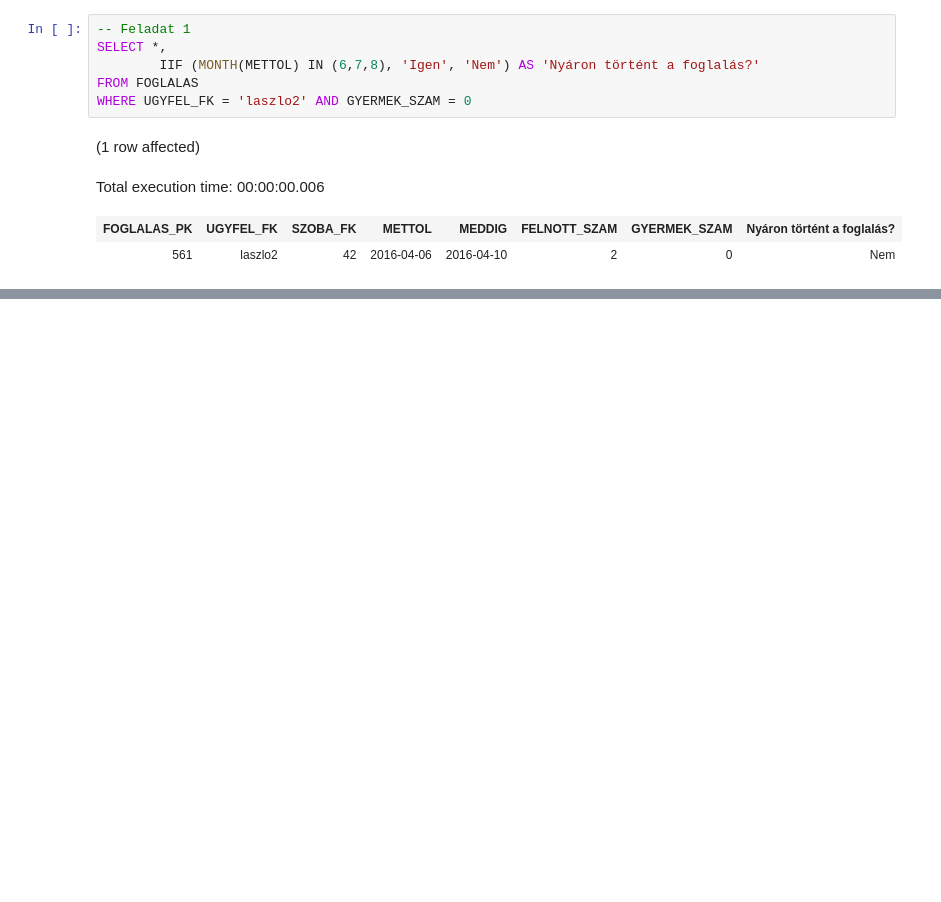
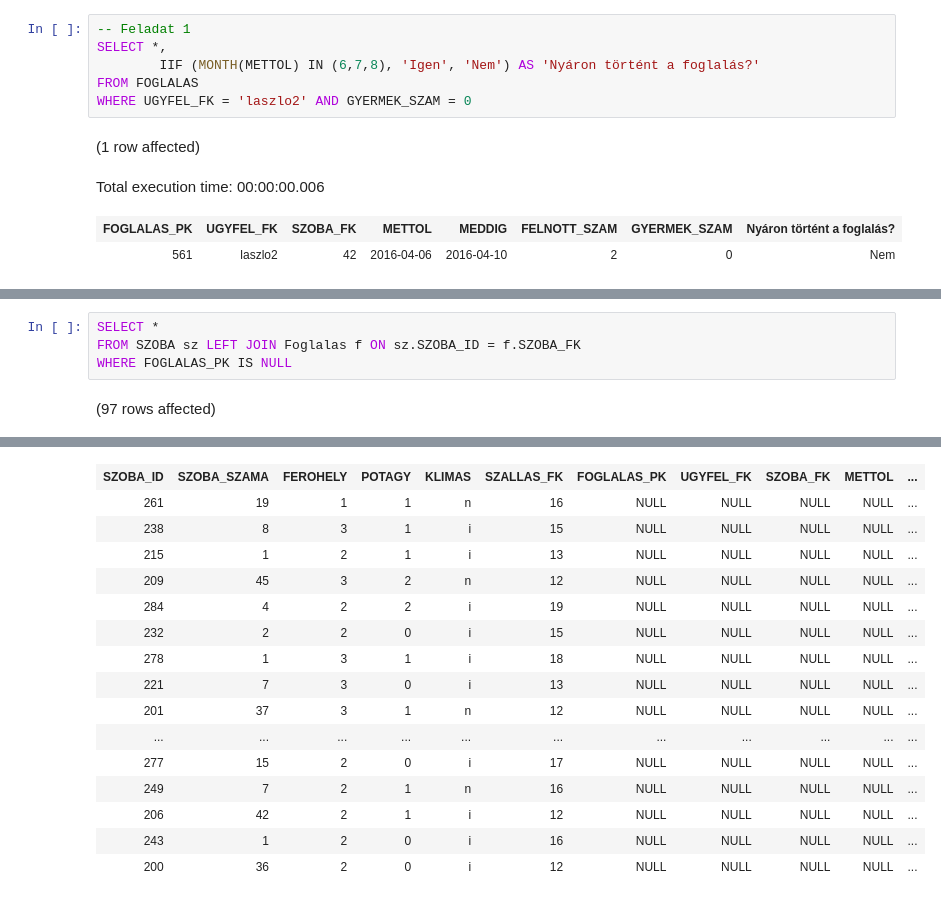
Before and after one commit to psziladi/adatbazis_sql, a Jupyter notebook: Notebook-1.ipynb, the cells around one changed output, grey strips where cells are left out. Drawn from its saved outputs; the diff is of its cells as text; blank space fills up the shorter version.

```diff
--- a/Notebook-1.ipynb
+++ b/Notebook-1.ipynb
@@ -39,3 +39,9 @@ Total execution time: 00:00:00.018
 | vendégház | 2016 | 11 | 4 |
 | vendégház | 2017 | 1 | 1 |
 | vendégház | 2017 | 2 | 3 |
+# %%
+SELECT *
+FROM SZOBA sz LEFT JOIN Foglalas f ON sz.SZOBA_ID = f.SZOBA_FK
+WHERE FOGLALAS_PK IS NULL
+# %% [output]
+(97 rows affected)
@@ -41,0 +49,16 @@ Total execution time: 00:00:00.018
+| SZOBA_ID | SZOBA_SZAMA | FEROHELY | POTAGY | KLIMAS | SZALLAS_FK | FOGLALAS_PK | UGYFEL_FK | SZOBA_FK | METTOL | ... |
+| 261 | 19 | 1 | 1 | n | 16 | NULL | NULL | NULL | NULL | ... |
+| 238 | 8 | 3 | 1 | i | 15 | NULL | NULL | NULL | NULL | ... |
+| 215 | 1 | 2 | 1 | i | 13 | NULL | NULL | NULL | NULL | ... |
+| 209 | 45 | 3 | 2 | n | 12 | NULL | NULL | NULL | NULL | ... |
+| 284 | 4 | 2 | 2 | i | 19 | NULL | NULL | NULL | NULL | ... |
+| 232 | 2 | 2 | 0 | i | 15 | NULL | NULL | NULL | NULL | ... |
+| 278 | 1 | 3 | 1 | i | 18 | NULL | NULL | NULL | NULL | ... |
+| 221 | 7 | 3 | 0 | i | 13 | NULL | NULL | NULL | NULL | ... |
+| 201 | 37 | 3 | 1 | n | 12 | NULL | NULL | NULL | NULL | ... |
+| ... | ... | ... | ... | ... | ... | ... | ... | ... | ... | ... |
+| 277 | 15 | 2 | 0 | i | 17 | NULL | NULL | NULL | NULL | ... |
+| 249 | 7 | 2 | 1 | n | 16 | NULL | NULL | NULL | NULL | ... |
+| 206 | 42 | 2 | 1 | i | 12 | NULL | NULL | NULL | NULL | ... |
+| 243 | 1 | 2 | 0 | i | 16 | NULL | NULL | NULL | NULL | ... |
+| 200 | 36 | 2 | 0 | i | 12 | NULL | NULL | NULL | NULL | ... |
```
Also changed, not shown: parts of 2 cells of this notebook.
